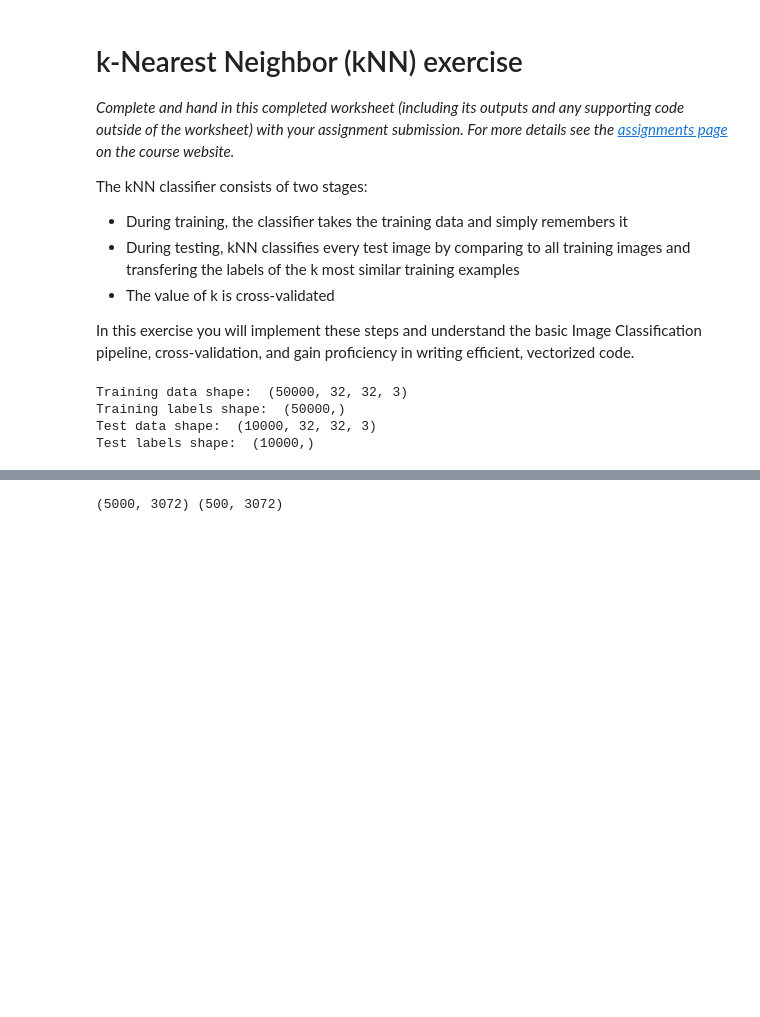
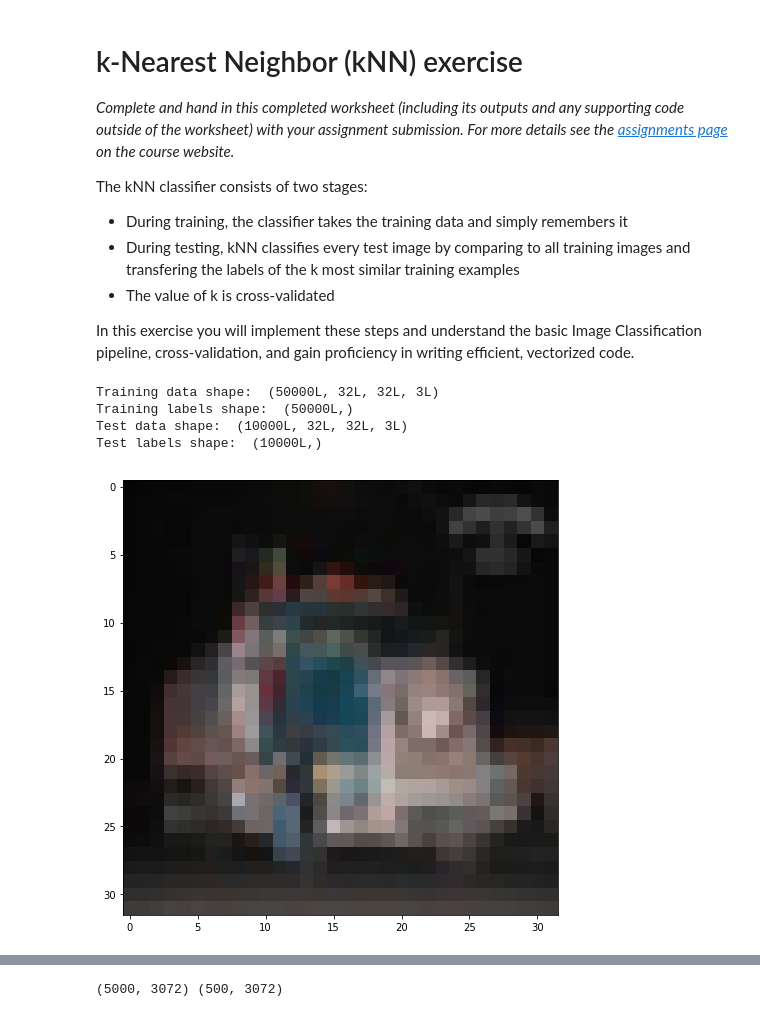
Before and after one commit to shreyaspadhy/CS231n, a Jupyter notebook: knn.ipynb, the cells around one changed output, grey strips where cells are left out. Cells and saved outputs as stored; diff of their text form; code cells hidden in the pictures; blank space fills up the shorter version.

```diff
--- a/knn.ipynb
+++ b/knn.ipynb
@@ -31,10 +31,12 @@ plt.rcParams['image.cmap'] = 'gray'
 # see http://stackoverflow.com/questions/1907993/autoreload-of-modules-in-ipython
 %load_ext autoreload
 %autoreload 2
+# %%
+# Load the raw CIFAR-10 data.
+cifar10_dir = 'cs231n/datasets/cifar-10-batches-py'
+X_train, y_train, X_test, y_test = load_CIFAR10
 # %%
-# Load the raw CIFAR-10 data.
-cifar10_dir = 'cs231n/datasets/cifar-10-batches-py'
-X_train, y_train, X_test, y_test = load_CIFAR10(cifar10_dir)
+(cifar10_dir)
 
 # As a sanity check, we print out the size of the training and test data.
 print('Training data shape: ', X_train.shape)
@@ -42,10 +44,17 @@ print('Training labels shape: ', y_train.shape)
 print('Test data shape: ', X_test.shape)
 print('Test labels shape: ', y_test.shape)
 # %% [output]
-Training data shape:  (50000, 32, 32, 3)
-Training labels shape:  (50000,)
-Test data shape:  (10000, 32, 32, 3)
-Test labels shape:  (10000,)
+Training data shape:  (50000L, 32L, 32L, 3L)
+Training labels shape:  (50000L,)
+Test data shape:  (10000L, 32L, 32L, 3L)
+Test labels shape:  (10000L,)
+# %%
+#print(X_train[420])
+
+plt.imshow(X_train[635].astype('uint8'))
+plt.show()
+# %% [output]
+[figure, added]
 # %%
 # Visualize some examples from the dataset.
 # We show a few examples of training images from each class.
```
Also changed, not shown: parts of 1 cell of this notebook, 1 other file.
